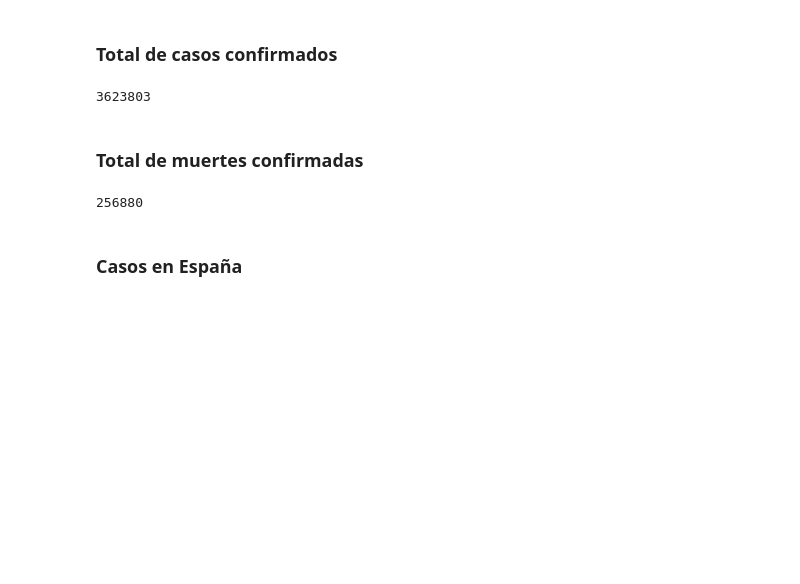
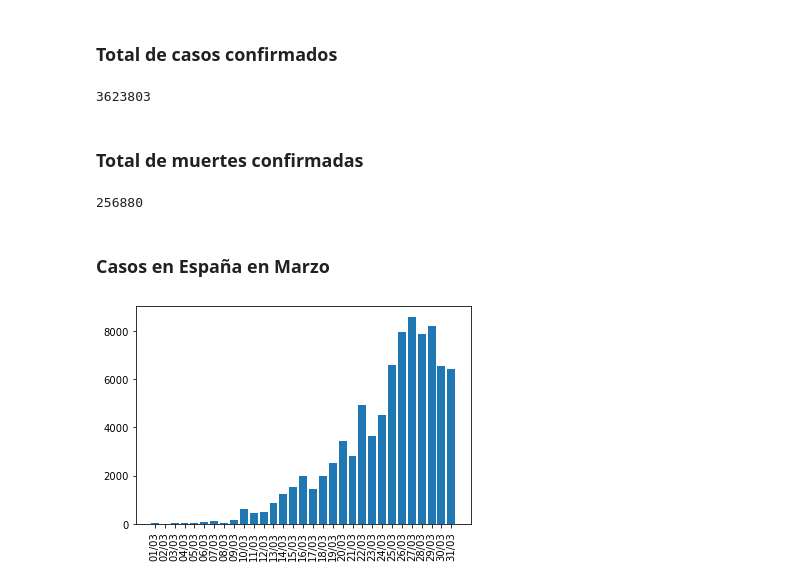
Before and after one commit to dcamunas/bigdata-covid19, a Jupyter notebook: Code/study_covid.ipynb, the cells around one changed output. Cells and saved outputs as stored; diff of their text form; code cells hidden in the pictures; blank space fills up the shorter version.

```diff
--- a/Code/study_covid.ipynb
+++ b/Code/study_covid.ipynb
@@ -20,4 +23,4 @@ client.get_total_deaths()
 # %% [output]
 256880
 # %% [markdown]
-### Casos en España
+### Casos en España en Marzo
@@ -25,0 +27,22 @@ all_data = client.get_data_country('Spain')
+# %%
+data = client.get_data_country('Spain')
+month = 3
+cases = []
+dates = []
+
+# Get data
+for d in data:
+    date = d['dateRep']
+    if date.month == month:
+        cases.append(abs(d['cases']))
+        dates.append(date.strftime("%d/%m"))
+
+# Reverse data
+cases = cases[::-1]
+dates = dates[::-1]
+y_pos = np.arange(len(dates))
+plt.bar(y_pos, cases)
+plt.xticks(y_pos, dates, rotation = 90)
+plt.show()
+# %% [output]
+[figure, added]
```
Also changed, not shown: parts of 6 cells of this notebook.
